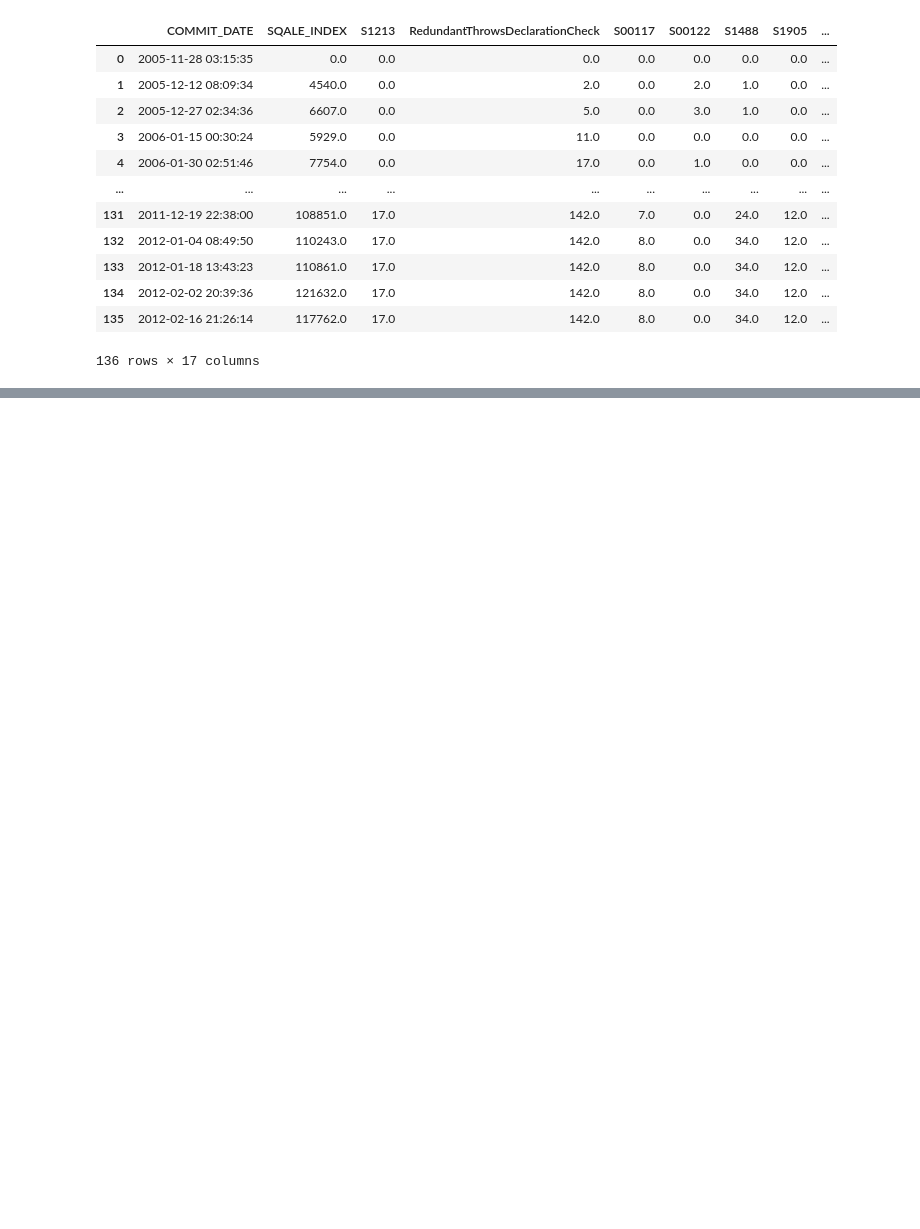
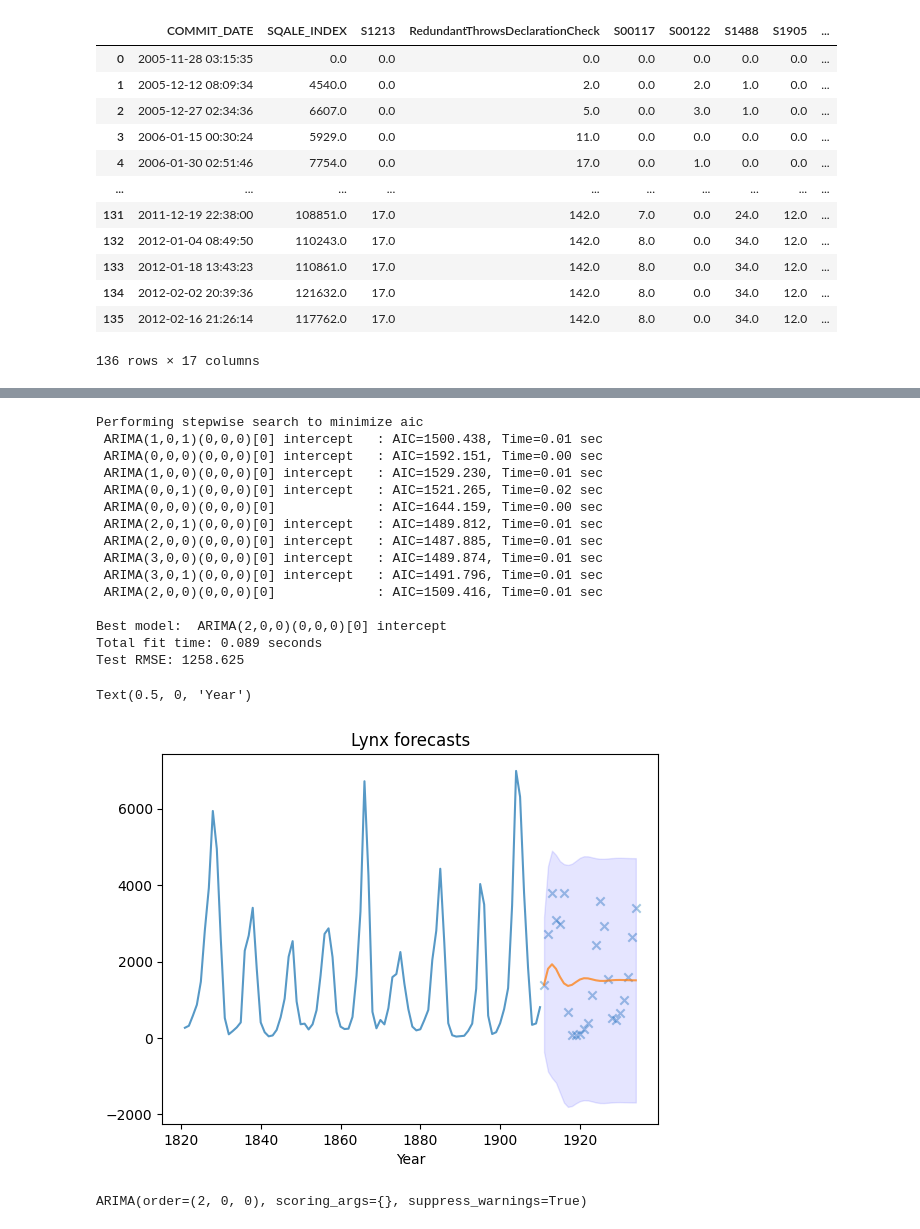
Before and after one commit to robredomikel/arimax_ts, a Jupyter notebook: codes/draft.ipynb, the cells around one changed output, grey strips where cells are left out. Saved outputs shown, nothing was run; the diff lists cells and outputs as text; code cells hidden in the pictures; blank space fills up the shorter version.

Commit message:
Function for initial auto_arima done

```diff
--- a/codes/draft.ipynb
+++ b/codes/draft.ipynb
@@ -42,0 +185,61 @@ RParsingError: Parsing status not OK - PARSING_STATUS.PARSE_ERROR
+# %%
+import pmdarima as pm
+from pmdarima import model_selection
+from sklearn.metrics import mean_squared_error
+import matplotlib.pyplot as plt
+import numpy as np
+
+# #############################################################################
+# Load the data and split it into separate pieces
+data = pm.datasets.load_lynx()
+train, test = model_selection.train_test_split(data, train_size=90)
+
+# Fit a simple auto_arima model
+modl = pm.auto_arima(train, start_p=1, start_q=1, start_P=1, start_Q=1,
+                     max_p=5, max_q=5, max_P=5, max_Q=5, seasonal=True,
+                     stepwise=True,max_d=5, max_D=5, trace=True, suppress_warnings=False, stationary=False)
+
+# Create predictions for the future, evaluate on test
+preds, conf_int = modl.predict(n_periods=test.shape[0], return_conf_int=True)
+
+# Print the error:
+print("Test RMSE: %.3f" % np.sqrt(mean_squared_error(test, preds)))
+
+# #############################################################################
+# Plot the points and the forecasts
+x_axis = np.arange(train.shape[0] + preds.shape[0])
+x_years = x_axis + 1821  # Year starts at 1821
+
+plt.plot(x_years[x_axis[:train.shape[0]]], train, alpha=0.75)
+plt.plot(x_years[x_axis[train.shape[0]:]], preds, alpha=0.75)  # Forecasts
+plt.scatter(x_years[x_axis[train.shape[0]:]], test,
+            alpha=0.4, marker='x')  # Test data
+plt.fill_between(x_years[x_axis[-preds.shape[0]:]],
+                 conf_int[:, 0], conf_int[:, 1],
+                 alpha=0.1, color='b')
+plt.title("Lynx forecasts")
+plt.xlabel("Year")
+# %% [output]
+Performing stepwise search to minimize aic
+ ARIMA(1,0,1)(0,0,0)[0] intercept   : AIC=1500.438, Time=0.01 sec
+ ARIMA(0,0,0)(0,0,0)[0] intercept   : AIC=1592.151, Time=0.00 sec
+ ARIMA(1,0,0)(0,0,0)[0] intercept   : AIC=1529.230, Time=0.01 sec
+ ARIMA(0,0,1)(0,0,0)[0] intercept   : AIC=1521.265, Time=0.02 sec
+ ARIMA(0,0,0)(0,0,0)[0]             : AIC=1644.159, Time=0.00 sec
+ ARIMA(2,0,1)(0,0,0)[0] intercept   : AIC=1489.812, Time=0.01 sec
+ ARIMA(2,0,0)(0,0,0)[0] intercept   : AIC=1487.885, Time=0.01 sec
+ ARIMA(3,0,0)(0,0,0)[0] intercept   : AIC=1489.874, Time=0.01 sec
+ ARIMA(3,0,1)(0,0,0)[0] intercept   : AIC=1491.796, Time=0.01 sec
+ ARIMA(2,0,0)(0,0,0)[0]             : AIC=1509.416, Time=0.01 sec
+
+Best model:  ARIMA(2,0,0)(0,0,0)[0] intercept
+Total fit time: 0.089 seconds
+Test RMSE: 1258.625
+Text(0.5, 0, 'Year')
+[figure, added]
+# %%
+pm.auto_arima(train, start_p=1, start_q=1, start_P=1, start_Q=1,
+              max_p=5, max_q=5, max_P=5, max_Q=5, seasonal=True,
+              stepwise=True, D=10, max_D=10)
+# %% [output]
+ARIMA(order=(2, 0, 0), scoring_args={}, suppress_warnings=True)
```
Also changed, not shown: parts of 14 cells of this notebook, 1 other file.
